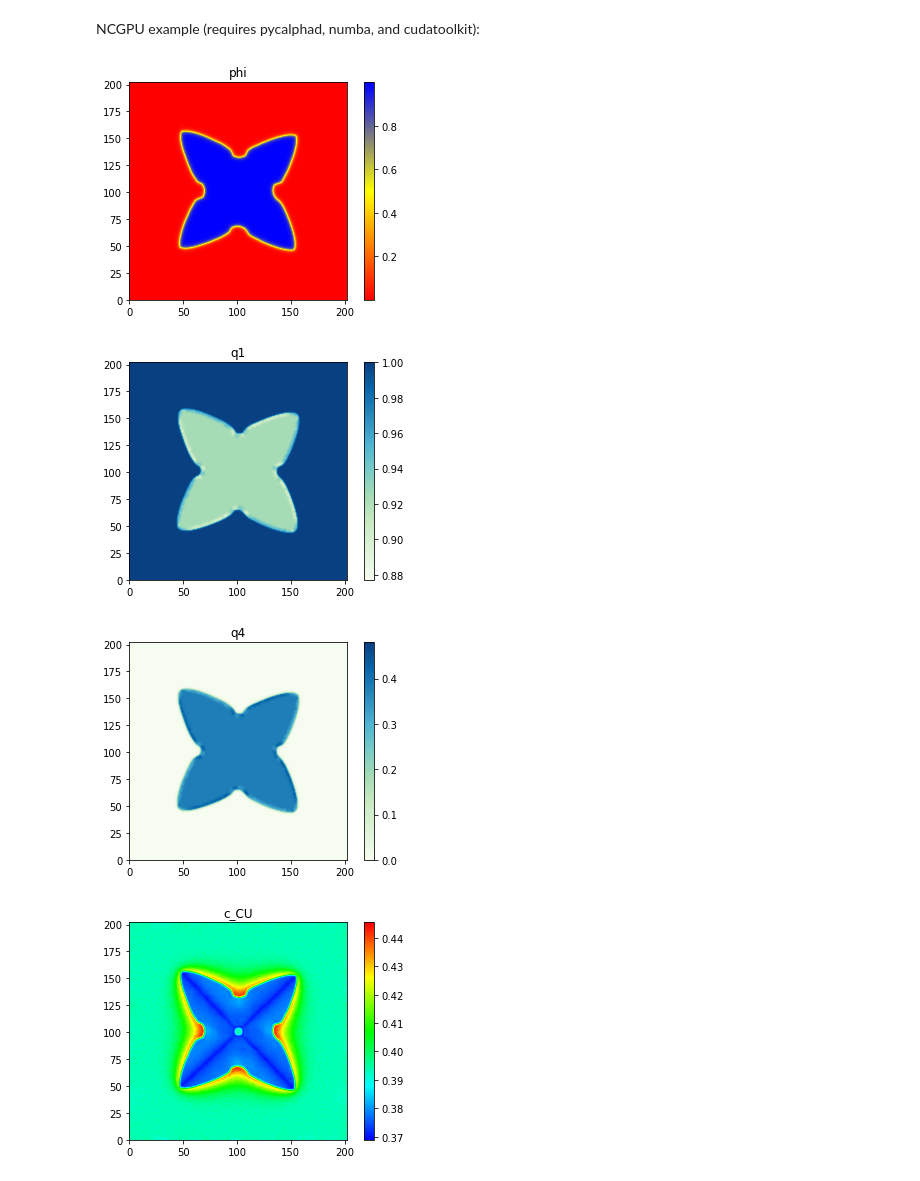
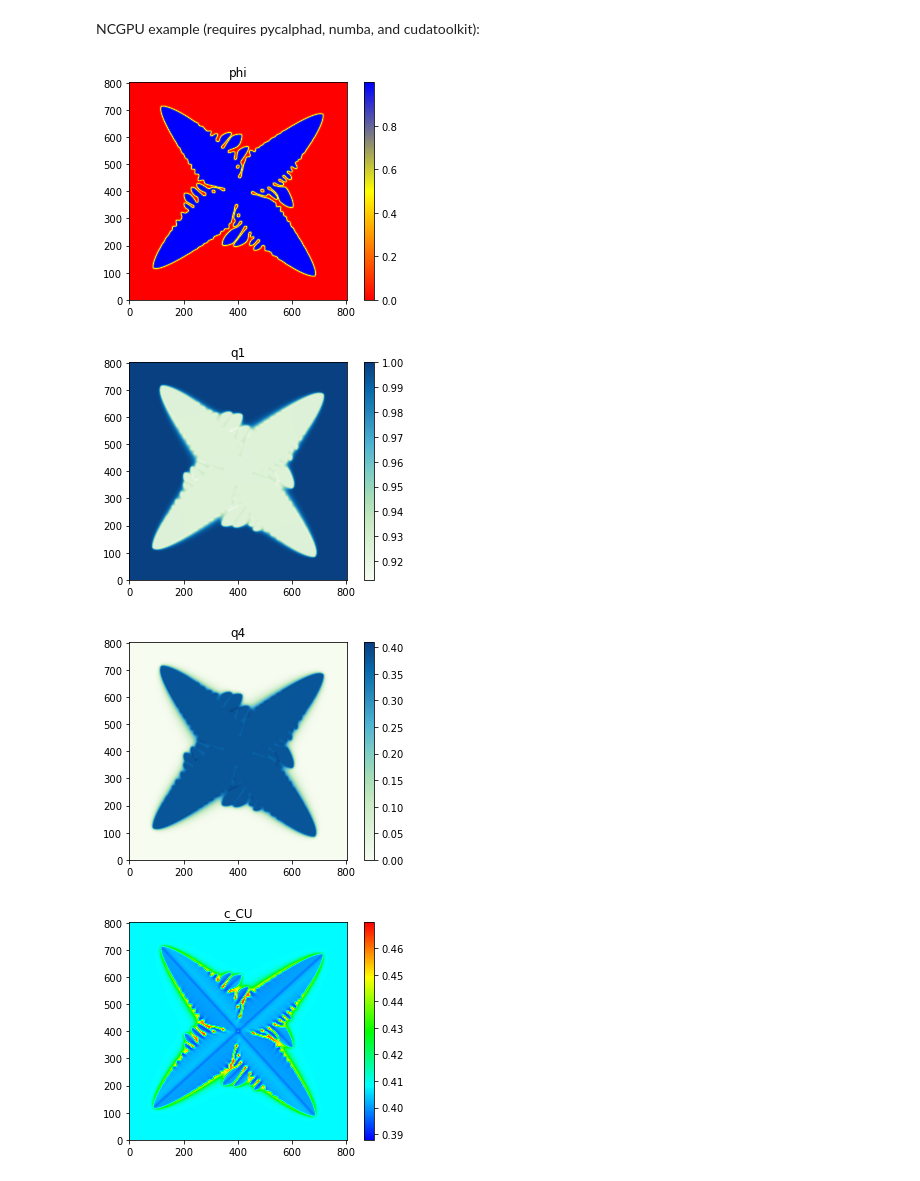
Before and after one commit to AdditiveModeling/pyphasefield, a Jupyter notebook: pyphasefield/pyphasefield/pyphasefield.ipynb, the cells around one changed output. Cells and saved outputs as stored; diff of their text form; code cells hidden in the pictures.

Commit message:
Added AnisoDorrGPU model, for comparison purposes to current model

```diff
--- a/pyphasefield/pyphasefield/pyphasefield.ipynb
+++ b/pyphasefield/pyphasefield/pyphasefield.ipynb
@@ -182,10 +182,24 @@ sim.init_sim_NCGPU(dim=[200, 200],
                   )
 sim._time_steps_per_checkpoint = 1000
 sim.send_fields_to_GPU()
-sim.simulate(10000)
+sim.simulate(1000)
 sim.plot_simulation(save_images=True)
-# %% [output]
-[figure, removed]
-[figure, removed]
-[figure, removed]
-[figure, removed]
+# %%
+import sys
+sys.path.insert(0,"..")
+import pyphasefield as ppf
+
+sim = ppf.Simulation("save_path")
+sim.init_sim_AnisoDorrGPU(dim=[800, 800],
+                   sim_type="seed",
+                   initial_concentration_array=[0.40831]
+                  )
+sim._time_steps_per_checkpoint = 100000
+sim.send_fields_to_GPU()
+sim.simulate(30000)
+sim.plot_simulation(save_images=True)
+# %% [output]
+[figure, added]
+[figure, added]
+[figure, added]
+[figure, added]
```
Also changed, not shown: 3 other files.
